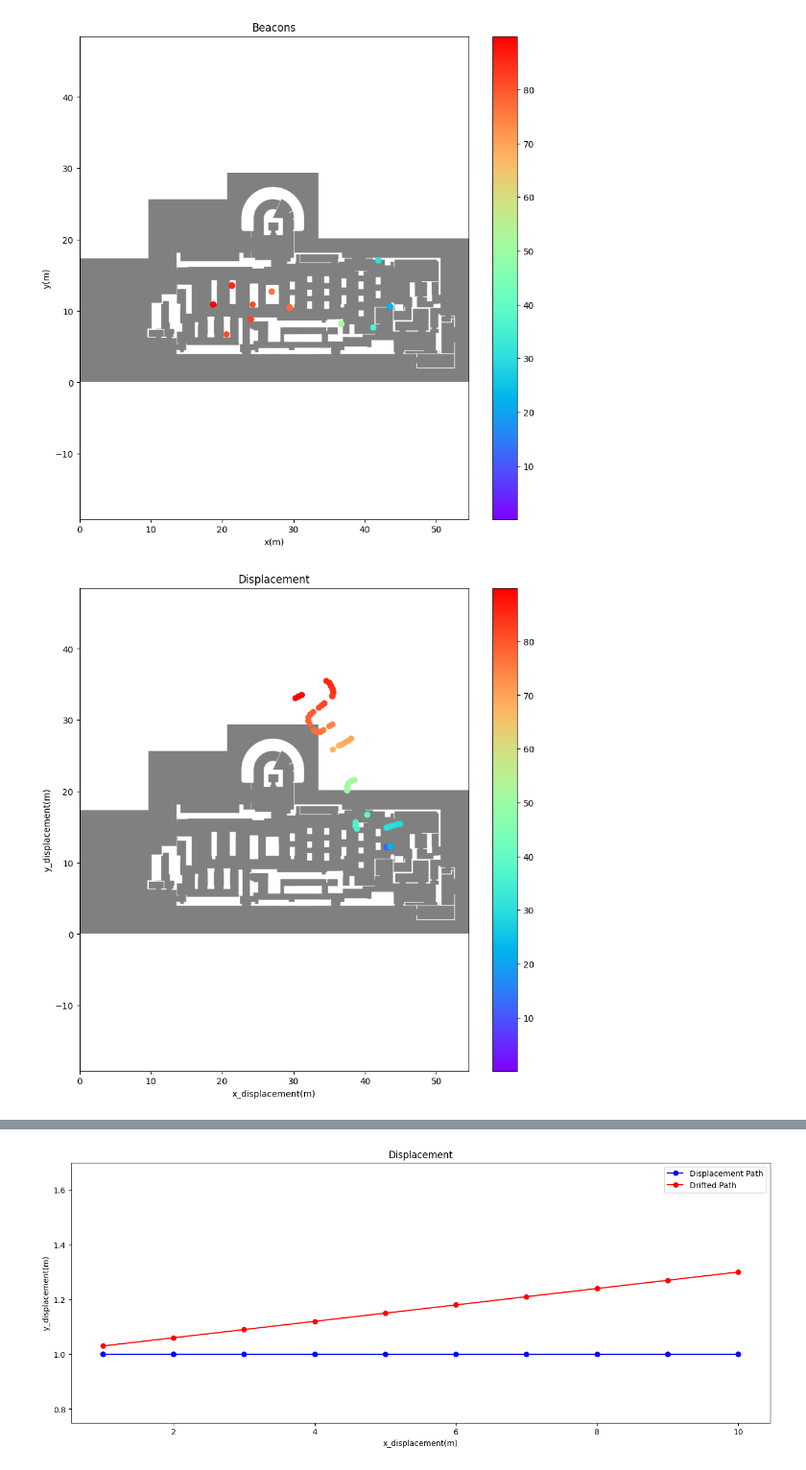
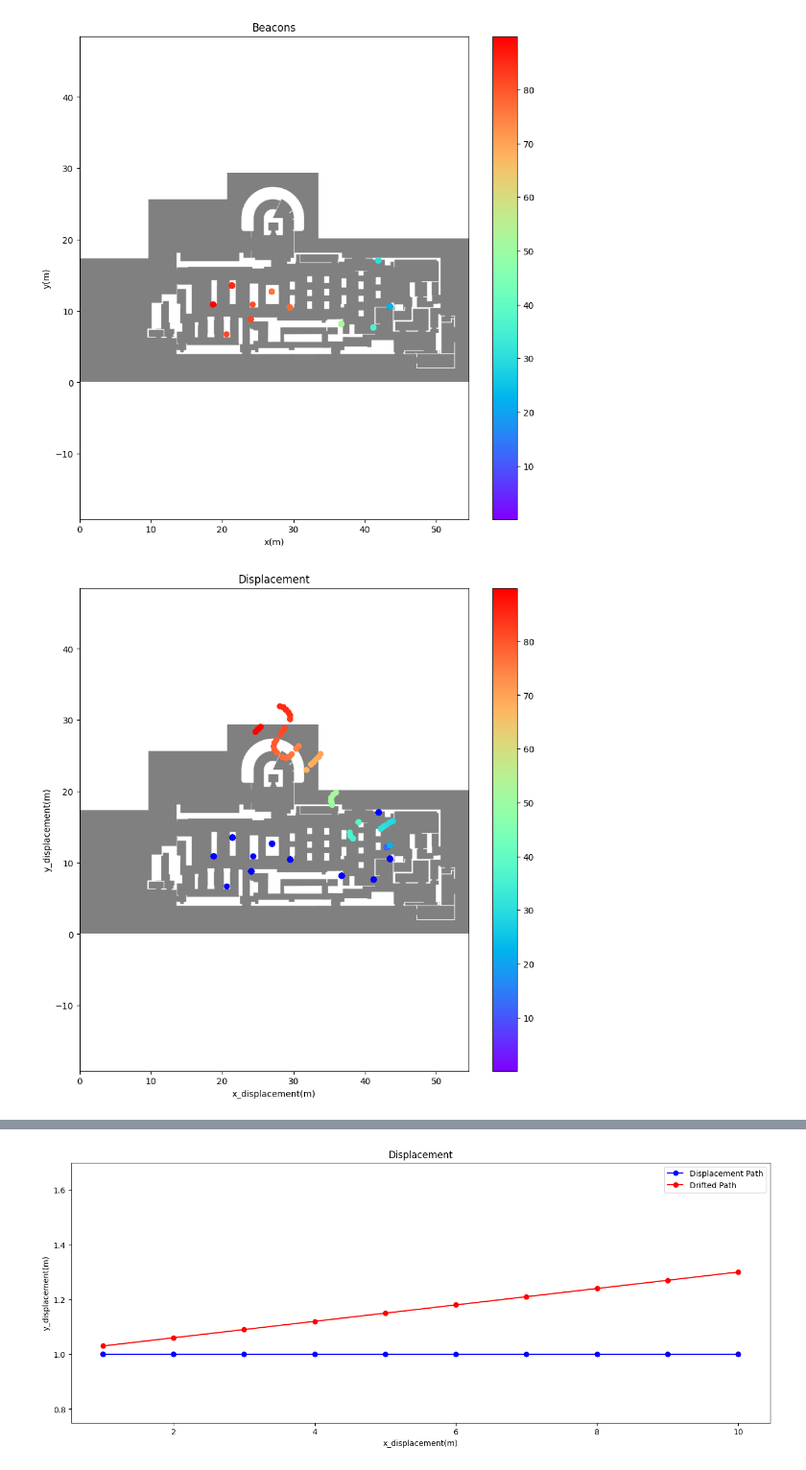
Before and after one commit to happy663/xDR-Challenge-2023-EvaalAPI-server-access, a Jupyter notebook: dataset/src/main_ble.ipynb, the cells around one changed output, grey strips where cells are left out. Shown at 96% size. Cells and saved outputs as stored; diff of their text form; code cells hidden in the pictures.

```diff
--- a/dataset/src/main_ble.ipynb
+++ b/dataset/src/main_ble.ipynb
@@ -230,21 +232,25 @@ plt.show()
 [figure]
 # %%
 
+rotated_cumulative_displacement_df =estimate.rotate_cumulative_displacement(
+    cumulative_displacement_df, 0.3,
+    {"x": gt_ref.x[0], "y": gt_ref.y[0]})
+
+
 # 同じ bdaddress, x, y を持つデータをグループ化
-merged_df = pd.merge_asof(merged_strong_blescans_first_half, cumulative_displacement_df, on='ts',direction="nearest")
+merged_df = pd.merge_asof(merged_strong_blescans_first_half, rotated_cumulative_displacement_df, on='ts',direction="nearest")
 # マップ上にx_displacement,y_displacementとビーコンの位置をプロット
 estimate.plot_map(map_dict,floor_name, dx, dy)
 plt.colorbar(
     plt.scatter(merged_df.x_displacement, merged_df.y_displacement, c=merged_df['ts'], cmap="rainbow"))
-
-# plt.scatter(merged_df.x, merged_df.y, c=merged_df['ts'], cmap="rainbow")
+plt.scatter(merged_df.x, merged_df.y, c="blue")
 
 plt.xlabel("x_displacement(m)")
 plt.ylabel("y_displacement(m)")
 plt.title("Displacement")
 plt.show()
 # %% [output]
-[figure, old version]
+[figure, new version]
 # %%
 
 angle=estimate.search_optimal_angle(cumulative_displacement_df,gt_ref,merged_strong_blescans_first_half)
```
Also changed, not shown: parts of 7 cells of this notebook, 7 other files.
